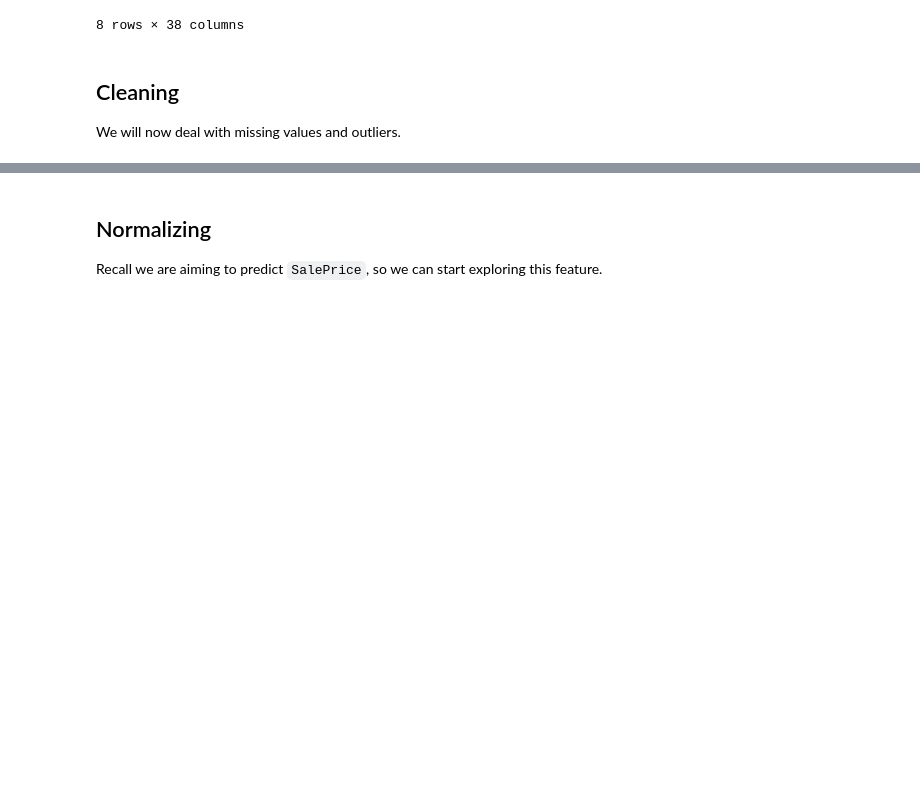
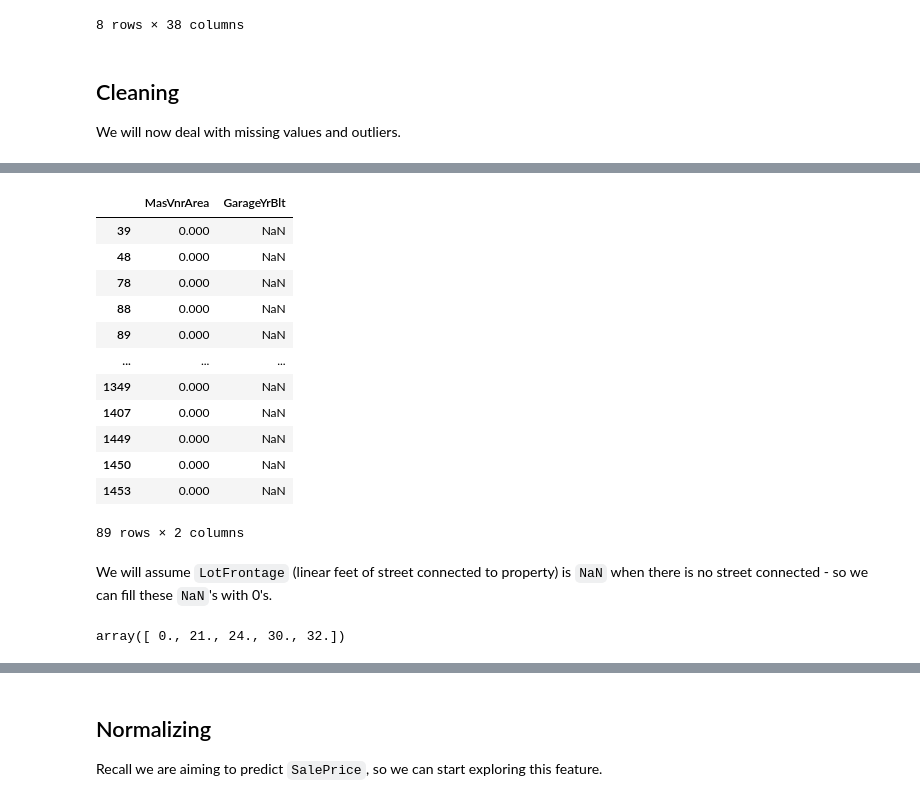
Before and after one commit to bolst/AmesHousingPredictor, a Jupyter notebook: notebooks/1_data_ingestion.ipynb, the cells around one changed output, grey strips where cells are left out. Drawn from its saved outputs; the diff is of its cells as text; code cells hidden in the pictures; blank space fills up the shorter version.

```diff
--- a/notebooks/1_data_ingestion.ipynb
+++ b/notebooks/1_data_ingestion.ipynb
@@ -105,0 +127,25 @@ nanStats
+# %%
+numericColumns = train.select_dtypes(include='number').columns
+nanNumericColumns = [col for col in numericColumns if train[col].isnull().any()]
+train[train[nanNumericColumns].isnull().any(axis=1)][nanNumericColumns]
+# %% [output]
+|  | MasVnrArea | GarageYrBlt |
+| 39 | 0.000 | NaN |
+| 48 | 0.000 | NaN |
+| 78 | 0.000 | NaN |
+| 88 | 0.000 | NaN |
+| 89 | 0.000 | NaN |
+| ... | ... | ... |
+| 1349 | 0.000 | NaN |
+| 1407 | 0.000 | NaN |
+| 1449 | 0.000 | NaN |
+| 1450 | 0.000 | NaN |
+| 1453 | 0.000 | NaN |
+89 rows × 2 columns
+# %% [markdown]
+We will assume `LotFrontage` (linear feet of street connected to property) is `NaN` when there is no street connected - so we can fill these `NaN`'s with 0's.
+# %%
+train.LotFrontage.fillna(0, inplace=True)
+train.LotFrontage.sort_values().unique()[:5]
+# %% [output]
+array([ 0., 21., 24., 30., 32.])
```
Also changed, not shown: parts of 17 cells of this notebook.
